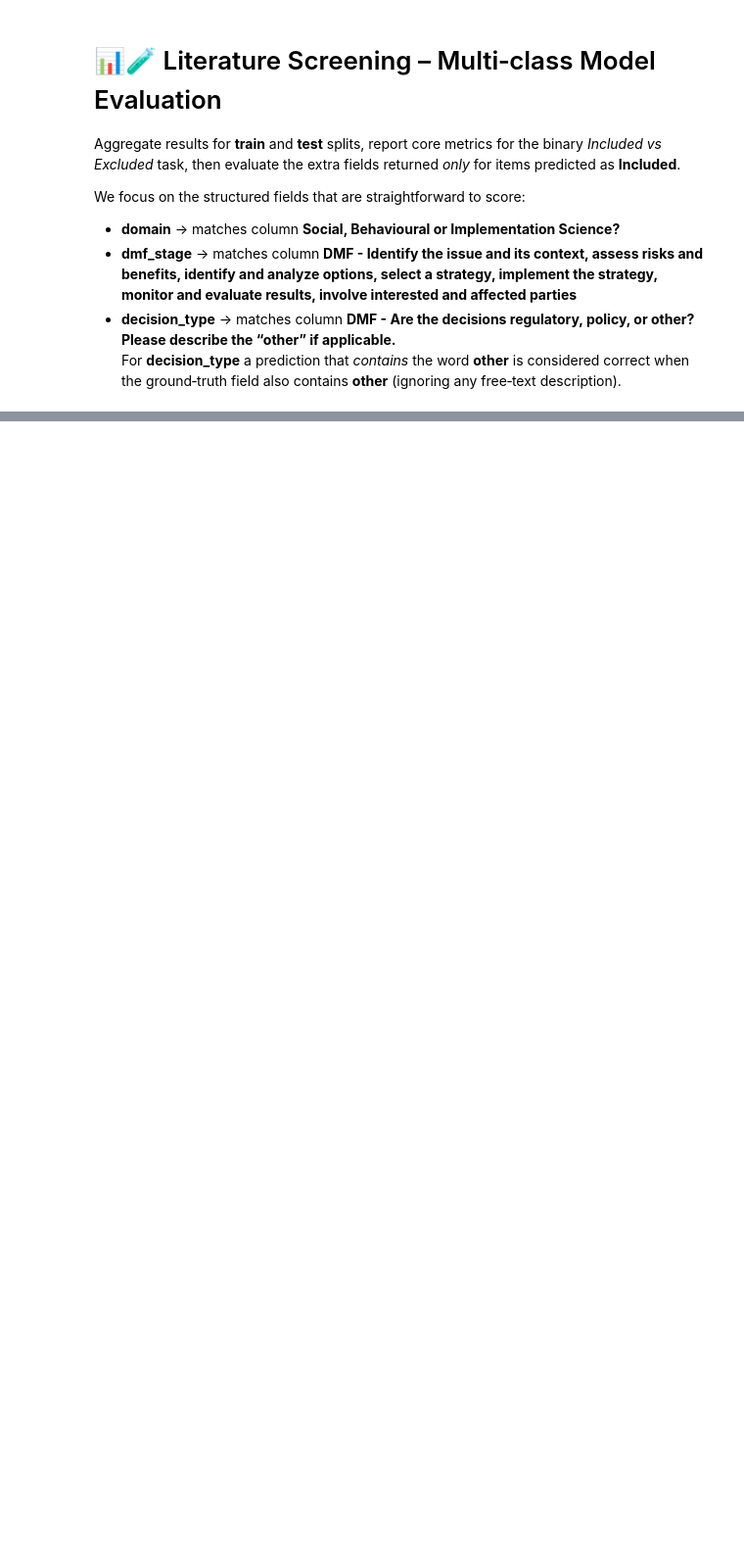
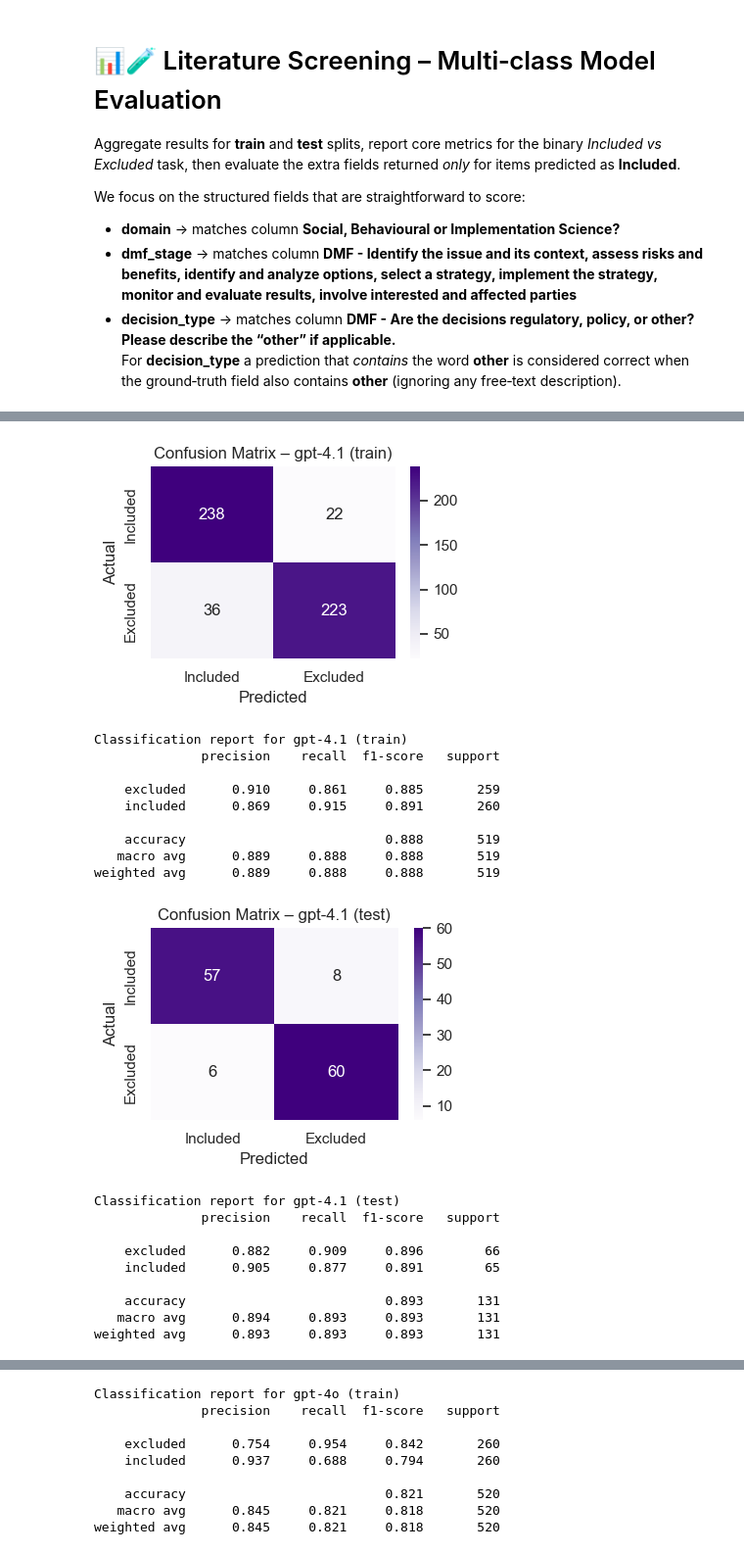
Before and after one commit to hc-sc-ocdo-bdpd/padAIwan, a Jupyter notebook: all_class_files/evaluate_models.ipynb, the cells around one changed output, grey strips where cells are left out. Shown: that part at 98% size. Cells and saved outputs as stored; diff of their text form; code cells hidden in the pictures; blank space fills up the shorter version.

```diff
--- a/all_class_files/evaluate_models.ipynb
+++ b/all_class_files/evaluate_models.ipynb
@@ -309,12 +353,12 @@ fields = [
 for model, split_dict in all_predictions.items():
     for split, df in split_dict.items():
 
-        # evaluate only items predicted as "Included"
-        include_rows = df["pred_class"] == "Included"
+        # evaluate only items predicted as "included"
+        include_rows = df["pred_class"] == "included"
 
-        # do not evaluate items for which ground truth label is 'Included' but other ground truth fields are None
+        # do not evaluate items for which ground truth label is 'included' but other ground truth fields are None
         if fields:
-            conditions = [df["ground_truth"] == "Included"]
+            conditions = [df["ground_truth"] == "included"]
             for field in fields:
                 conditions.append(df[field[1]].isna())
             exclude_rows = pd.concat(conditions, axis=1).all(axis=1)
@@ -326,30 +370,35 @@ for model, split_dict in all_predictions.items():
             continue
 
         for pcol, tcol, name in fields:
-            if name == "decision_type":
-                matches = [_match_decision_type(p, t) for p, t in zip(df_inc[pcol], df_inc[tcol])]
-            elif name in ["bipoc", "indigenous", "sex", "gender"]:
-                matches = [_match_identity(p, t) for p, t in zip(df_inc[pcol], df_inc[tcol])]
+
+            # exclude rows where true or predicted values equal None
+            excl = df_inc[tcol].isna() | df_inc[pcol].isna()
+            if (~excl).sum() > 0:
+                acc = accuracy_score(df_inc.loc[~excl, tcol], df_inc.loc[~excl, pcol])
+                f1 = f1_score(df_inc.loc[~excl, tcol], df_inc.loc[~excl, pcol], average='macro')
             else:
-                matches = [_normalize(p) == _normalize(t) for p, t in zip(df_inc[pcol], df_inc[tcol])]
-
-            acc = float(np.mean(matches)) if matches else float("nan")
+                acc = float("nan")
+                f1 = float("nan")
 
             extra_metrics.append(
                 {
                     "model"   : model,
                     "split"   : split,
                     "field"   : name,
-                    "n_scored": int(len(matches)),
+                    "n_scored": (~excl).sum(),
                     "accuracy": round(acc, 3),
+                    "f1"      : round(f1, 3),
                 }
             )
 
 # ---- pivot & pretty-print ---- #
 a_extra = pd.DataFrame(extra_metrics)
 if not a_extra.empty:
-    pivot = a_extra.pivot(index=["model", "split"], columns="field", values="accuracy")
-    pivot = pivot[["domain", "dmf_stage", "decision_type", "bipoc", "indigenous", "sex", "gender"]]
-    display(pivot.style.format("{:.3f}"))
+    pivot_acc = a_extra.pivot(index=["model", "split"], columns="field", values="accuracy")
+    pivot_acc = pivot_acc[["domain", "dmf_stage", "decision_type", "bipoc", "indigenous", "sex", "gender"]]
+    display(pivot_acc.style.format("{:.3f}"))
+    pivot_f1 = a_extra.pivot(index=["model", "split"], columns="field", values="f1")
+    pivot_f1 = pivot_f1[["domain", "dmf_stage", "decision_type", "bipoc", "indigenous", "sex", "gender"]]
+    display(pivot_f1.style.format("{:.3f}"))
 else:
-    print("No Included predictions found, cannot score extra fields.")
+    print("Cannot score extra fields.")
@@ -398,31 +514,52 @@ else:
 # %%
 # ╔════════════════════════════════════════════════╗
 # ║ Cell 9 – Confusion matrices for binary task 🔲 ║
 # ╚════════════════════════════════════════════════╝
 for model, split_dict in all_predictions.items():
     for split, df in split_dict.items():
-        parsable = df[df["pred_class"].isin(["Included", "Excluded"])]
+        parsable = df[df["pred_class"].isin(["included", "excluded"])]
         if parsable.empty:
             continue
 
         y_true = parsable["ground_truth"]
         y_pred = parsable["pred_class"]
 
-        cm = confusion_matrix(y_true, y_pred, labels=["Included", "Excluded"])
+        cm = confusion_matrix(y_true, y_pred, labels=["included", "excluded"])
         plt.figure(figsize=(4, 3))
         sns.heatmap(
             cm,
             annot=True,
             fmt="d",
             cmap="Purples",
             xticklabels=["Included", "Excluded"],
             yticklabels=["Included", "Excluded"],
         )
         plt.title(f"Confusion Matrix – {model} ({split})")
         plt.xlabel("Predicted")
         plt.ylabel("Actual")
         plt.tight_layout()
         plt.show()
 
         print(f"Classification report for {model} ({split})")
         print(classification_report(y_true, y_pred, digits=3))
+# %% [output]
+[figure, added]
+Classification report for gpt-4.1 (train)
+              precision    recall  f1-score   support
+
+    excluded      0.910     0.861     0.885       259
+    included      0.869     0.915     0.891       260
+
+    accuracy                          0.888       519
+   macro avg      0.889     0.888     0.888       519
+weighted avg      0.889     0.888     0.888       519
+[figure, added]
+Classification report for gpt-4.1 (test)
+              precision    recall  f1-score   support
+
+    excluded      0.882     0.909     0.896        66
+    included      0.905     0.877     0.891        65
+
+    accuracy                          0.893       131
+   macro avg      0.894     0.893     0.893       131
+weighted avg      0.893     0.893     0.893       131
@@ -428,0 +567,9 @@ for model, split_dict in all_predictions.items():
+Classification report for gpt-4o (train)
+              precision    recall  f1-score   support
+
+    excluded      0.754     0.954     0.842       260
+    included      0.937     0.688     0.794       260
+
+    accuracy                          0.821       520
+   macro avg      0.845     0.821     0.818       520
+weighted avg      0.845     0.821     0.818       520
```
Also changed, not shown: parts of 9 cells of this notebook.
